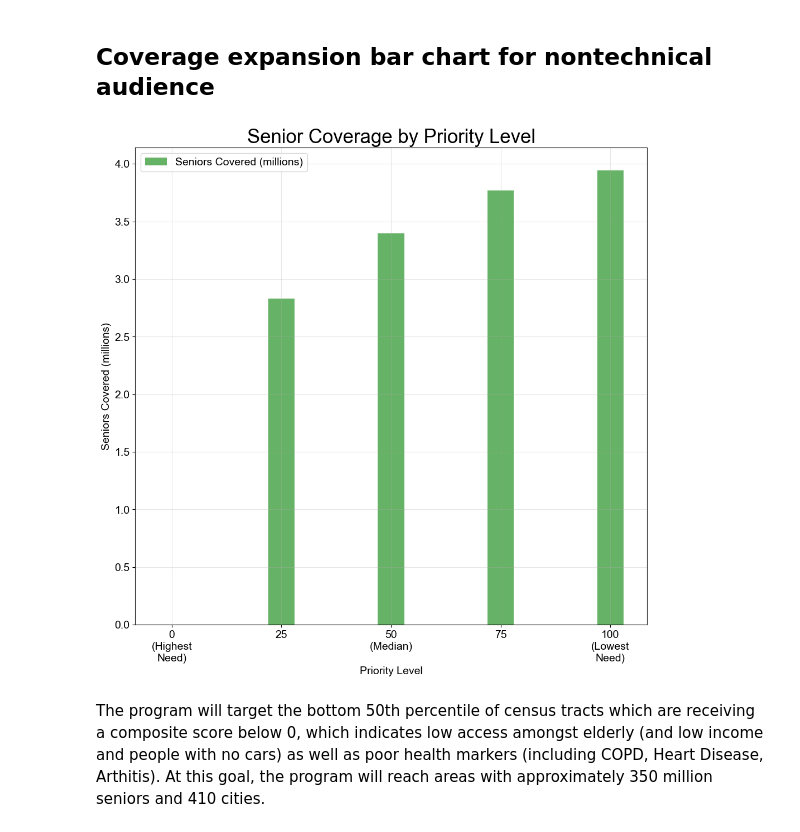
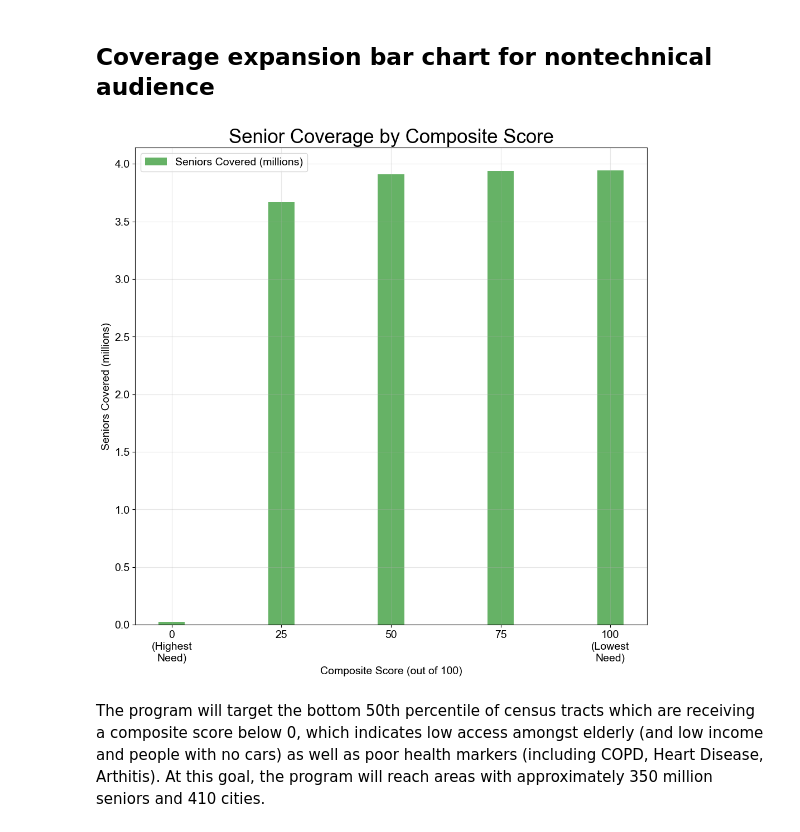
Before and after one commit to opheliasin/n1health_data_challenge, a Jupyter notebook: data_challenge_notebook.ipynb, the cells around one changed output. Saved outputs shown, nothing was run; the diff lists cells and outputs as text; code cells hidden in the pictures.

```diff
--- a/data_challenge_notebook.ipynb
+++ b/data_challenge_notebook.ipynb
@@ -470,0 +416,2 @@ A final composite score is computed based on the average of the health score and
+# %%
+merged_df['health_score'] = merged_df['ARTHRITIS_CrudePrev'] / 100 * merged_df['COPD_CrudePrev'] / 100 * merged_df['BPHIGH_CrudePrev'] / 100 * merged_df['CHD_CrudePrev'] / 100
@@ -471,5 +420,5 @@ A final composite score is computed based on the average of the health score and
 # %%
-merged_df['composite_score'] = (merged_df['health_score'] + merged_df['access_score']) / 2
+merged_df['composite_score'] = merged_df['health_score'] * merged_df['PCT_LACCESS_SENIORS15']
 # %%
 merged_df['composite_score'].describe()
 # %% [output]
@@ -581,10 +441,10 @@ coverage_stats = []
 
 for p in range(0, 105, 5):
     # Get score threshold for this percentile
-    score_threshold = merged_gdf['composite_score'].quantile(p/100)
+    score_threshold = merged_df['composite_score'].quantile(p/100)
 
     # Filter tracts meeting threshold
-    covered_tracts = merged_gdf[merged_gdf['composite_score'] >= score_threshold]
+    covered_tracts = merged_df[merged_df['composite_score'] >= score_threshold]
 
     seniors_covered = covered_tracts.groupby('FIPS')['LACCESS_SENIORS15'].first().sum()
 
@@ -604,6 +464,7 @@ for p in range(0, 105, 5):
 coverage_df = pd.DataFrame(coverage_stats)
 
 coverage_df['reversed_percentile'] = 100 - coverage_df['Percentile'] # reversed the percentile for easier interpretation
+coverage_df['Seniors_Covered'] = coverage_df['Seniors_Covered'].apply(lambda x: '{:.0f}'.format(x))
 # %%
 coverage_df
 # %% [output]
@@ -845,5 +670,7 @@ TypeError: Colorbar.__init__() got an unexpected keyword argument 'title'
 # %% [markdown]
 ## Dual y-axis coverage by percentile (on low access seniors and cities)
+# %%
+coverage_df['Seniors_Covered'] = coverage_df['Seniors_Covered'].astype(int)
 # %%
 fig, ax1 = plt.subplots(figsize=(10, 10))
 
@@ -889,36 +716,36 @@ fig, ax = plt.subplots(figsize=(10, 10))
 
 key_percentiles = [0, 25, 50, 75, 100]
 threshold_data = coverage_df[coverage_df['reversed_percentile'].isin(key_percentiles)]
 
 # Create bar chart for seniors covered
 bars = ax.bar(threshold_data['reversed_percentile'] ,
               threshold_data['Seniors_Covered']/1000000,
               color='green',
               alpha=0.6,
               width=6)
 
 # Add vertical line for median
 # plt.axvline(x=50, color='black', linestyle='--', alpha=0.5, label='Median (50th percentile)')
 
 # Customize axes
-plt.xticks(key_percentiles, ['0\n(Highest\nNeed)', '25', '50\n(Median)', '75', '100\n(Lowest\nNeed)'])
+plt.xticks(key_percentiles, ['0\n(Highest\nNeed)', '25', '50', '75', '100\n(Lowest\nNeed)'])
 
-plt.xlabel('Priority Level', fontsize=14)
+plt.xlabel('Composite Score (out of 100)', fontsize=14)
 plt.ylabel('Seniors Covered (millions)', fontsize=14)
 ax.grid(True, alpha=0.3)
 plt.legend(['Seniors Covered (millions)'], fontsize = 14)
 
 # Title
-plt.title('Senior Coverage by Priority Level', fontsize=25)
+plt.title('Senior Coverage by Composite Score', fontsize=25)
 
 # Adjust layout
 plt.tight_layout()
 
 plt.xticks(fontsize=14)
 plt.yticks(fontsize=14)
 
 plt.show()
 # %% [output]
-[figure, old version]
+[figure, new version]
 # %% [markdown]
 The program will target the bottom 50th percentile of census tracts which are receiving a composite score below 0, which indicates low access amongst elderly (and low income and people with no cars) as well as poor health markers (including COPD, Heart Disease, Arthitis). At this goal, the program will reach areas with approximately 350 million seniors and 410 cities.
```
Also changed, not shown: parts of 40 cells of this notebook.
